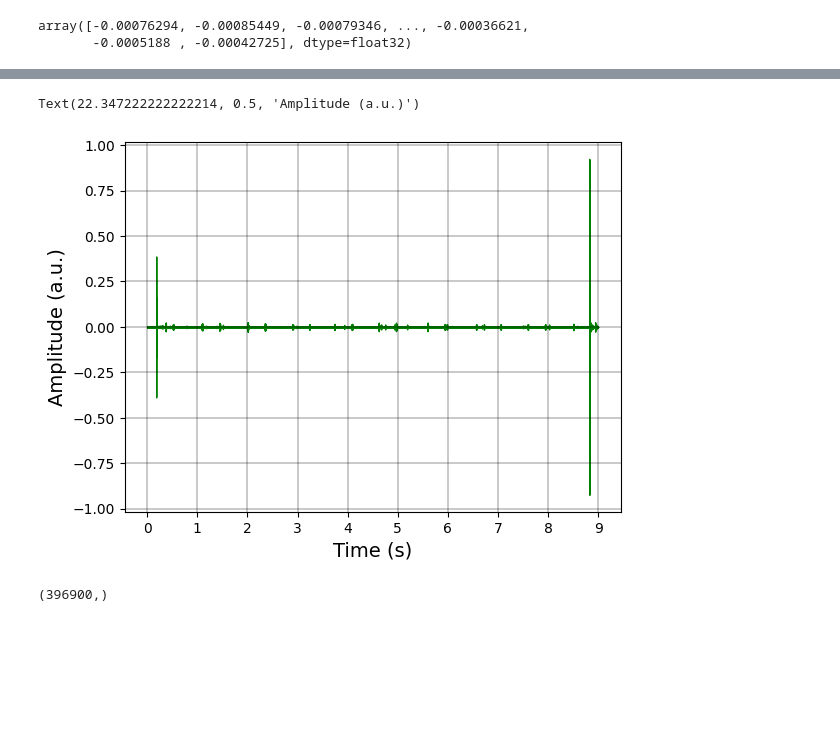
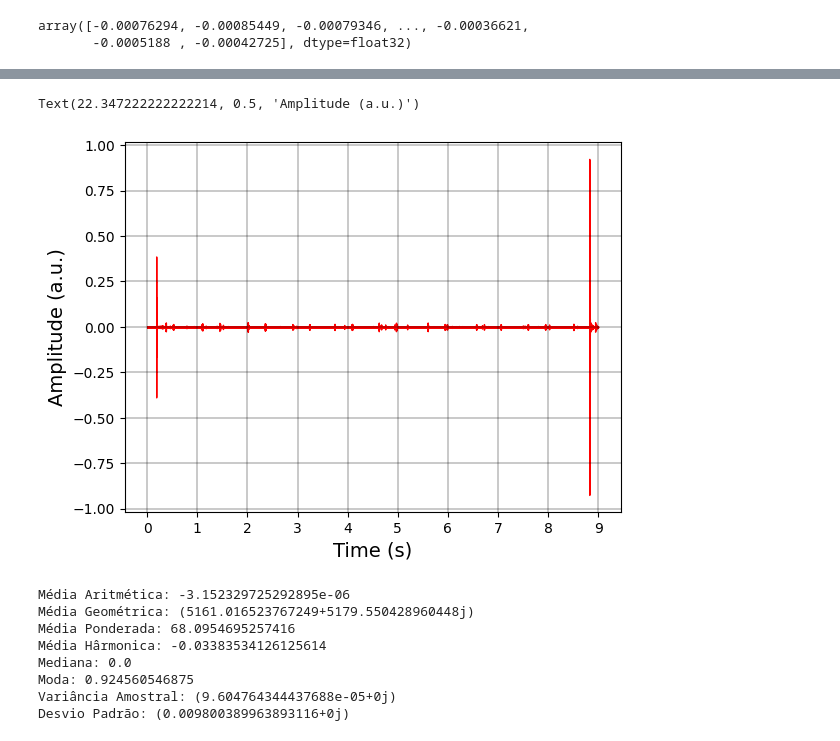
Before and after one commit to brunofbpaula/IA-FIAP, a Jupyter notebook: Aula/CheckpointUM.ipynb, the cells around one changed output, grey strips where cells are left out. Saved outputs shown, nothing was run; the diff lists cells and outputs as text; code cells hidden in the pictures; blank space fills up the shorter version.

```diff
--- a/Aula/CheckpointUM.ipynb
+++ b/Aula/CheckpointUM.ipynb
@@ -132,13 +132,13 @@ IPython.display.Audio('/content/dataset/audio_check.wav')
 [interactive output not drawn]
 # %%
 # Gráfico
-lb.display.waveshow(sinal, sr=sr,color='g')
+lb.display.waveshow(sinal, sr=sr,color='r')
 plt.grid(color='k', linestyle='-', linewidth=0.3)
 plt.xlabel('Time (s)', fontsize=14)
 plt.ylabel('Amplitude (a.u.)', fontsize=14)
 # %% [output]
 Text(22.347222222222214, 0.5, 'Amplitude (a.u.)')
-[figure, old version]
+[figure, new version]
 # %%
 # 5.C) Média aritmética, média geométrica, média ponderada, média harmônica, mediana,
 # moda, variância amostral e desvio padrão.
@@ -171,4 +235,23 @@ def m_pon(x):
-# %%
-sinal.shape
-# %% [output]
-(396900,)
+# %%
+resultados = {
+    'Média Aritmética': m_arit(sinal),
+    'Média Geométrica': m_geo2(sinal),
+    'Média Ponderada': m_pon(sinal),
+    'Média Hârmonica': m_har(sinal),
+    'Mediana': m_med(sinal),
+    'Moda': m_moda(sinal),
+    'Variância Amostral': v_am(sinal),
+    'Desvio Padrão': d_pad(sinal)
+}
+
+for formula, resultado in resultados.items():
+  print(f'{formula}: {resultado}')
+# %% [output]
+Média Aritmética: -3.152329725292895e-06
+Média Geométrica: (5161.016523767249+5179.550428960448j)
+Média Ponderada: 68.0954695257416
+Média Hârmonica: -0.03383534126125614
+Mediana: 0.0
+Moda: 0.924560546875
+Variância Amostral: (9.604764344437688e-05+0j)
+Desvio Padrão: (0.009800389963893116+0j)
```
Also changed, not shown: parts of 1 cell of this notebook.
